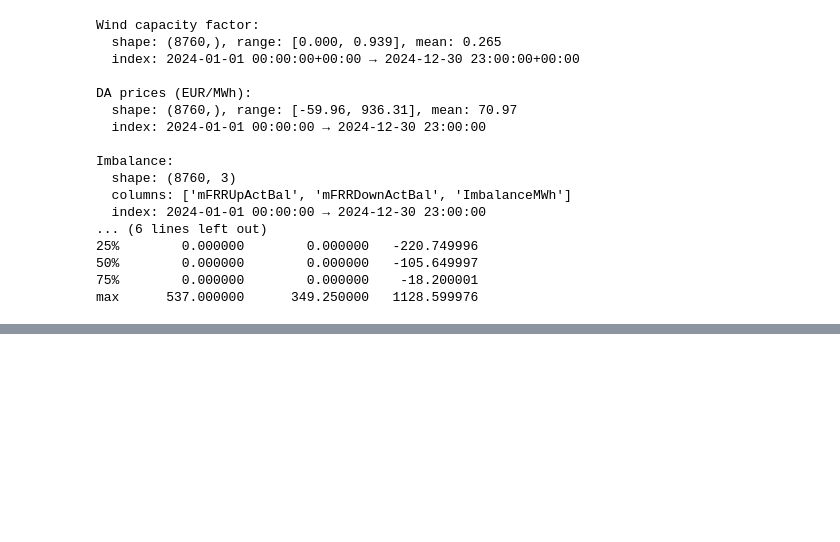
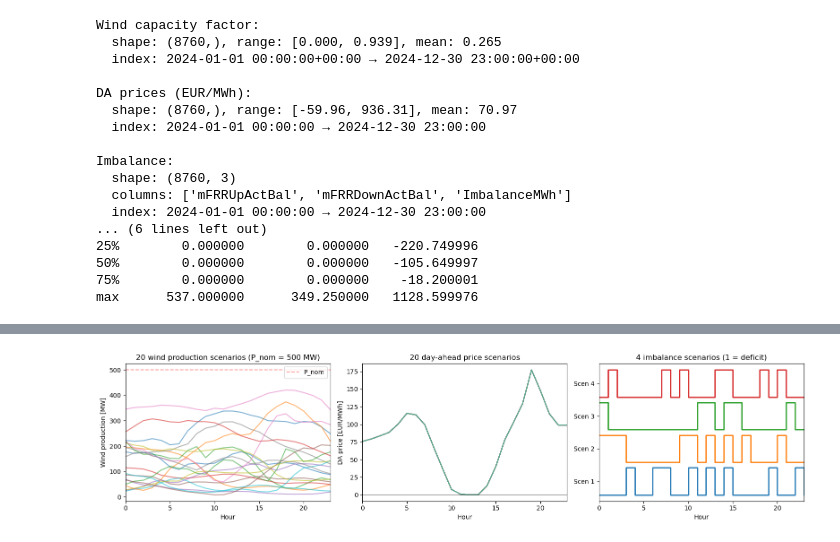
Before and after one commit to fraorma99/RES-Assignments, a Jupyter notebook: assignment_2/notebooks/main.ipynb, the cells around one changed output, grey strips where cells are left out. Drawn from its saved outputs; the diff is of its cells as text; code cells hidden in the pictures; blank space fills up the shorter version.

Commit message:
scenario generation done

```diff
--- a/assignment_2/notebooks/main.ipynb
+++ b/assignment_2/notebooks/main.ipynb
@@ -106,20 +62,0 @@ Hours with mFRR Down activated (system in surplus):
-# %%
-# Estimate Bernoulli p using only hours with mFRR activations
-imb = raw.imbalance
-
-mask_up = imb["mFRRUpActBal"] > 0     # system in deficit
-mask_dn = imb["mFRRDownActBal"] > 0    # system in surplus
-
-# Sanity check: are any hours BOTH up and down activated?
-both = (mask_up & mask_dn).sum()
-print(f"Hours with both Up AND Down activated: {both}")
-
-n_deficit = mask_up.sum()
-n_surplus = mask_dn.sum()
-n_active = n_deficit + n_surplus
-
-p = n_deficit / n_active
-print(f"Deficit hours (mFRR Up > 0):   {n_deficit}")
-print(f"Surplus hours (mFRR Down > 0): {n_surplus}")
-print(f"Total active hours:            {n_active}  ({n_active/8760:.1%} of year)")
-print(f"\nEstimated Bernoulli p (P(deficit | active)) = {p:.3f}")
@@ -132,0 +115,40 @@ Estimated Bernoulli p (P(deficit | active)) = 0.344
+# %%
+fig, axes = plt.subplots(1, 3, figsize=(16, 4))
+
+# Wind production scenarios (just the 20 unique wind trajectories, not 1600)
+wind_unique = S.wind[::S.n_scenarios // 20][:20]
+hours = np.arange(24)
+for w in wind_unique:
+    axes[0].plot(hours, w, alpha=0.6)
+axes[0].set_xlabel("Hour")
+axes[0].set_ylabel("Wind production [MW]")
+axes[0].set_title(f"20 wind production scenarios (P_nom = {S.P_nom:.0f} MW)")
+axes[0].set_xlim(0, 23)
+axes[0].axhline(S.P_nom, color="red", linestyle="--", alpha=0.4, label="P_nom")
+axes[0].legend()
+
+# DA price scenarios (20 unique price trajectories)
+# Need to extract them from the cartesian product
+price_unique = S.price_da[:S.n_scenarios:80][:20]  # stride to recover 20 originals
+for p in price_unique:
+    axes[1].plot(hours, p, alpha=0.6)
+axes[1].set_xlabel("Hour")
+axes[1].set_ylabel("DA price [EUR/MWh]")
+axes[1].set_title("20 day-ahead price scenarios")
+axes[1].set_xlim(0, 23)
+axes[1].axhline(0, color="black", linewidth=0.5)
+
+# Imbalance scenarios (4 unique)
+imb_unique = S.imbalance[:4]
+for i, imb in enumerate(imb_unique):
+    axes[2].step(hours, imb + i * 1.2, where="post", linewidth=2)
+axes[2].set_xlabel("Hour")
+axes[2].set_yticks([0.5 + i * 1.2 for i in range(4)])
+axes[2].set_yticklabels([f"Scen {i+1}" for i in range(4)])
+axes[2].set_title("4 imbalance scenarios (1 = deficit)")
+axes[2].set_xlim(0, 23)
+
+plt.tight_layout()
+plt.show()
+# %% [output]
+[figure, added]
```
Also changed, not shown: parts of 6 cells of this notebook, 2 other files.
